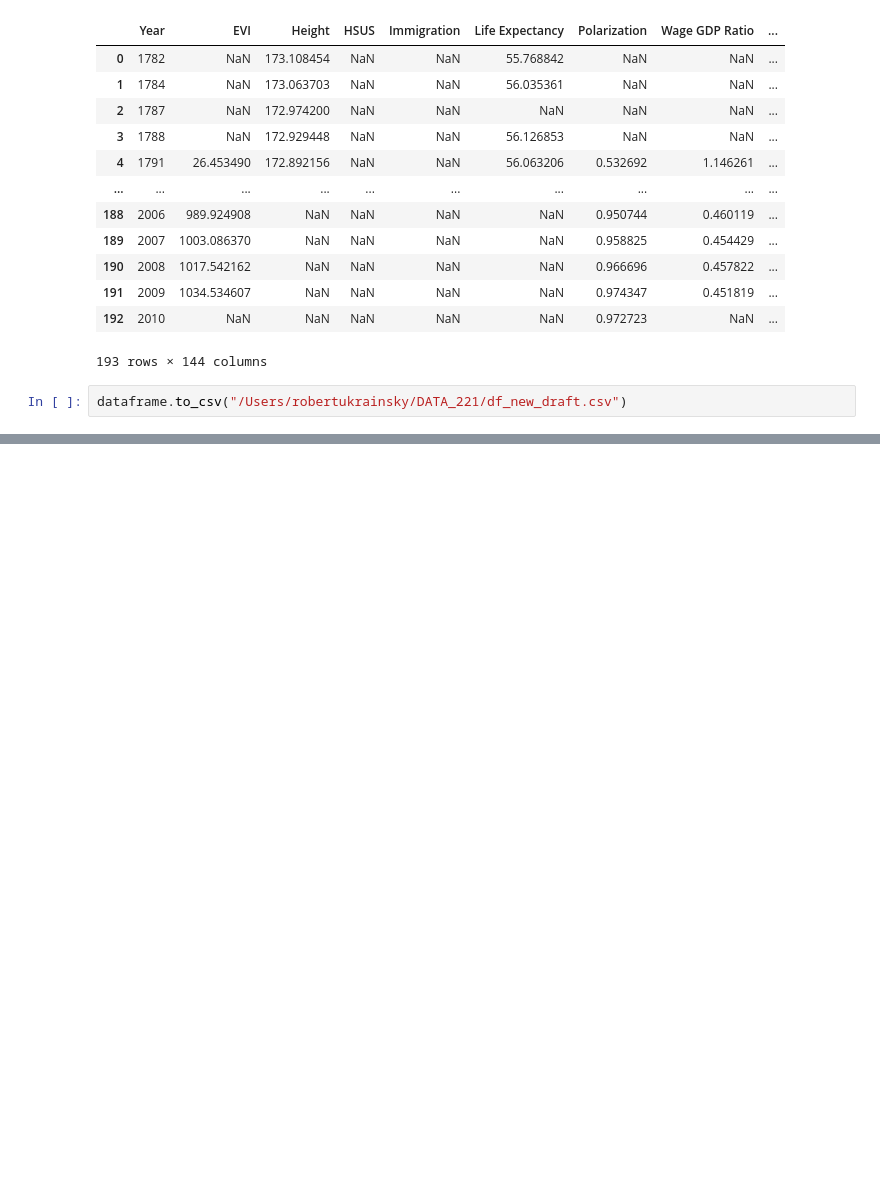
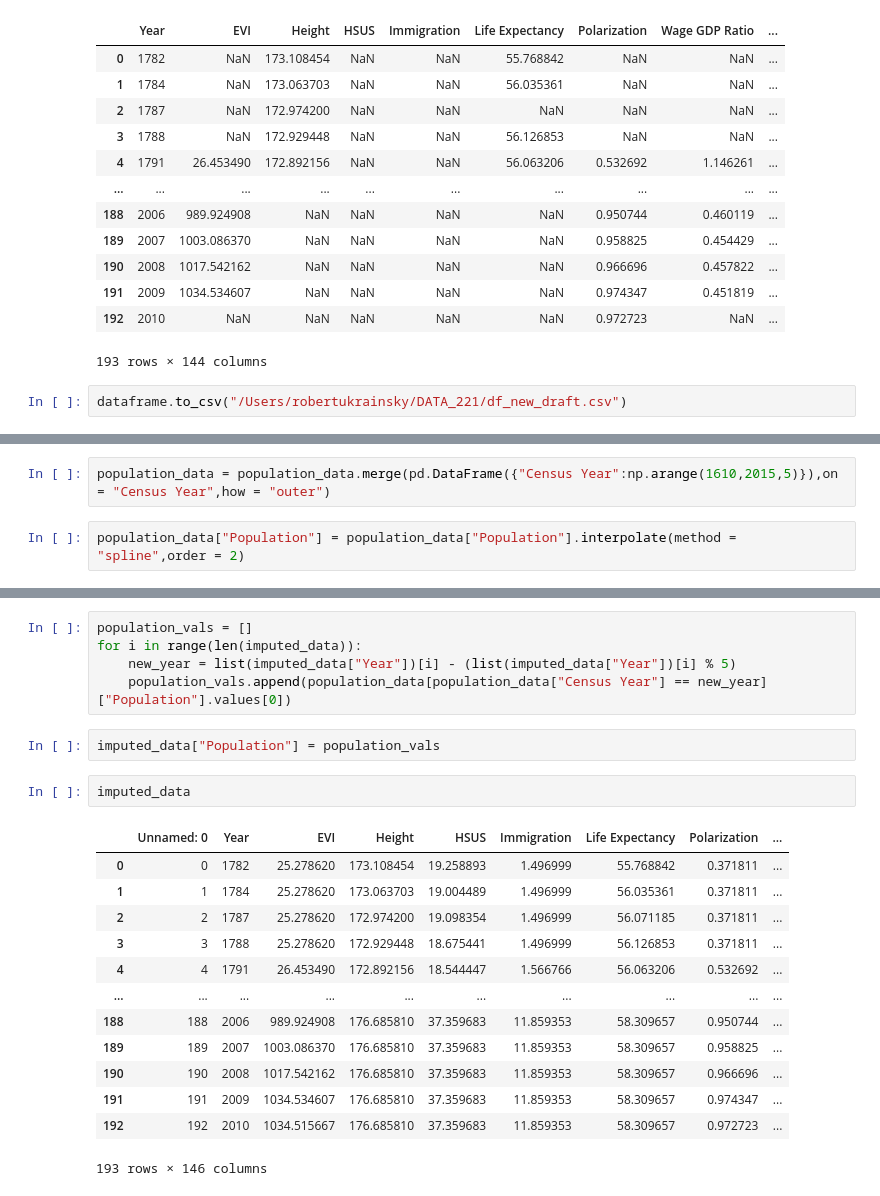
Before and after one commit to rukrainsky/DATA_221_project, a Jupyter notebook: DATA_221_Final_Project.ipynb, the cells around one changed output, grey strips where cells are left out. Drawn from its saved outputs; the diff is of its cells as text; blank space fills up the shorter version.

```diff
--- a/DATA_221_Final_Project.ipynb
+++ b/DATA_221_Final_Project.ipynb
@@ -792,0 +804,4 @@ dataframe.to_csv("/Users/robertukrainsky/DATA_221/df_new_draft.csv")
+# %%
+population_data = population_data.merge(pd.DataFrame({"Census Year":np.arange(1610,2015,5)}),on = "Census Year",how = "outer")
+# %%
+population_data["Population"] = population_data["Population"].interpolate(method = "spline",order = 2)
@@ -792,0 +824,23 @@ dataframe.to_csv("/Users/robertukrainsky/DATA_221/df_new_draft.csv")
+# %%
+population_vals = []
+for i in range(len(imputed_data)):
+    new_year = list(imputed_data["Year"])[i] - (list(imputed_data["Year"])[i] % 5)
+    population_vals.append(population_data[population_data["Census Year"] == new_year]["Population"].values[0])
+# %%
+imputed_data["Population"] = population_vals
+# %%
+imputed_data
+# %% [output]
+|  | Unnamed: 0 | Year | EVI | Height | HSUS | Immigration | Life Expectancy | Polarization | ... |
+| 0 | 0 | 1782 | 25.278620 | 173.108454 | 19.258893 | 1.496999 | 55.768842 | 0.371811 | ... |
+| 1 | 1 | 1784 | 25.278620 | 173.063703 | 19.004489 | 1.496999 | 56.035361 | 0.371811 | ... |
+| 2 | 2 | 1787 | 25.278620 | 172.974200 | 19.098354 | 1.496999 | 56.071185 | 0.371811 | ... |
+| 3 | 3 | 1788 | 25.278620 | 172.929448 | 18.675441 | 1.496999 | 56.126853 | 0.371811 | ... |
+| 4 | 4 | 1791 | 26.453490 | 172.892156 | 18.544447 | 1.566766 | 56.063206 | 0.532692 | ... |
+| ... | ... | ... | ... | ... | ... | ... | ... | ... | ... |
+| 188 | 188 | 2006 | 989.924908 | 176.685810 | 37.359683 | 11.859353 | 58.309657 | 0.950744 | ... |
+| 189 | 189 | 2007 | 1003.086370 | 176.685810 | 37.359683 | 11.859353 | 58.309657 | 0.958825 | ... |
+| 190 | 190 | 2008 | 1017.542162 | 176.685810 | 37.359683 | 11.859353 | 58.309657 | 0.966696 | ... |
+| 191 | 191 | 2009 | 1034.534607 | 176.685810 | 37.359683 | 11.859353 | 58.309657 | 0.974347 | ... |
+| 192 | 192 | 2010 | 1034.515667 | 176.685810 | 37.359683 | 11.859353 | 58.309657 | 0.972723 | ... |
+193 rows × 146 columns
```
Also changed, not shown: parts of 8 cells of this notebook, 1 other file.
